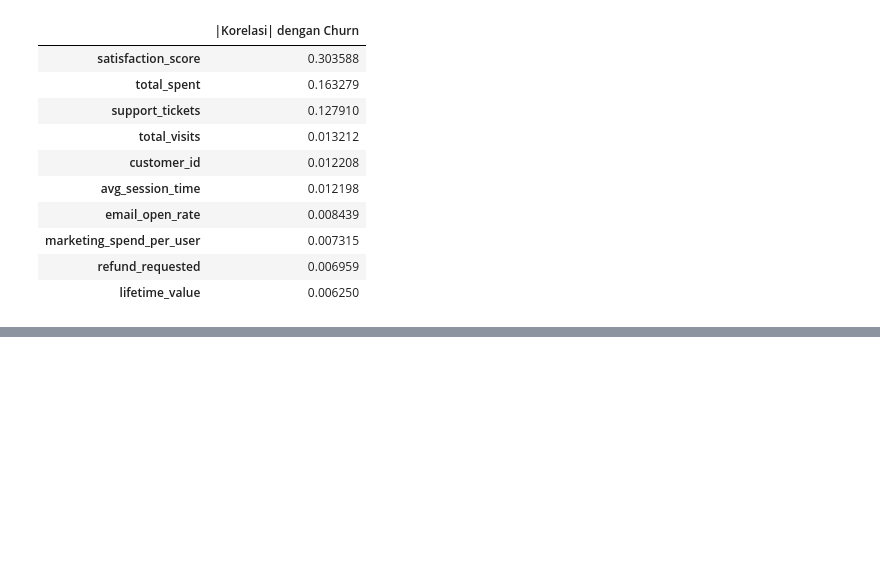
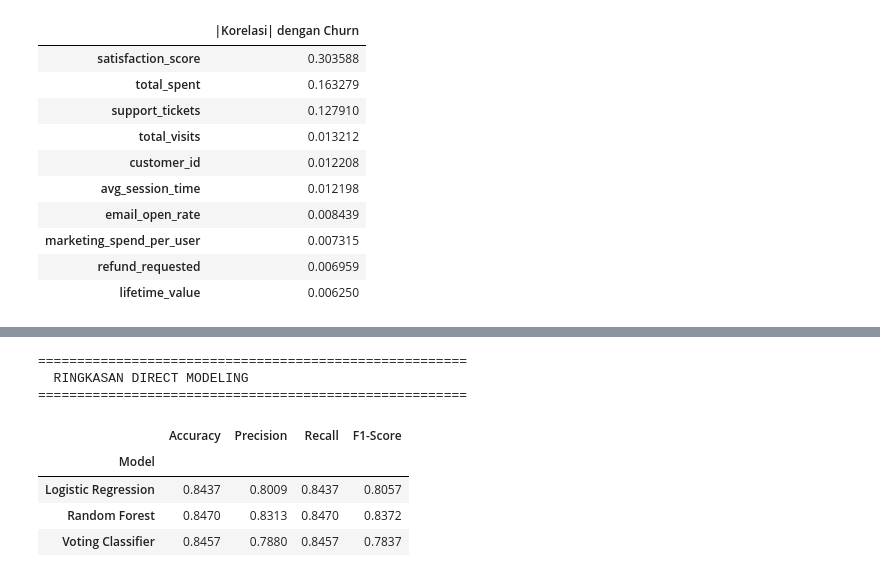
Before and after one commit to GabriellaJovanka/churn-customer--prediction, a Jupyter notebook: ChurnPredict_Draft.ipynb, the cells around one changed output, grey strips where cells are left out. Saved outputs shown, nothing was run; the diff lists cells and outputs as text; code cells hidden in the pictures; blank space fills up the shorter version.

```diff
--- a/ChurnPredict_Draft.ipynb
+++ b/ChurnPredict_Draft.ipynb
@@ -289,0 +504,18 @@ display(churn_corr.head(10).rename('|Korelasi| dengan Churn')
+# %%
+# Ringkasan Direct Modeling
+df_direct_results = pd.DataFrame([r for r in results_all if r['Scenario'] == 'Direct'])
+print("\n" + "="*55)
+print("  RINGKASAN DIRECT MODELING")
+print("="*55)
+display(df_direct_results.set_index('Model').drop(columns='Scenario')
+          .style.highlight_max(color='#c6efce', axis=0)
+          .format('{:.4f}'))
+# %% [output]
+=======================================================
+  RINGKASAN DIRECT MODELING
+=======================================================
+|  | Accuracy | Precision | Recall | F1-Score |
+| Model |  |  |  |  |
+| Logistic Regression | 0.8437 | 0.8009 | 0.8437 | 0.8057 |
+| Random Forest | 0.8470 | 0.8313 | 0.8470 | 0.8372 |
+| Voting Classifier | 0.8457 | 0.7880 | 0.8457 | 0.7837 |
```
Also changed, not shown: parts of 10 cells of this notebook.
